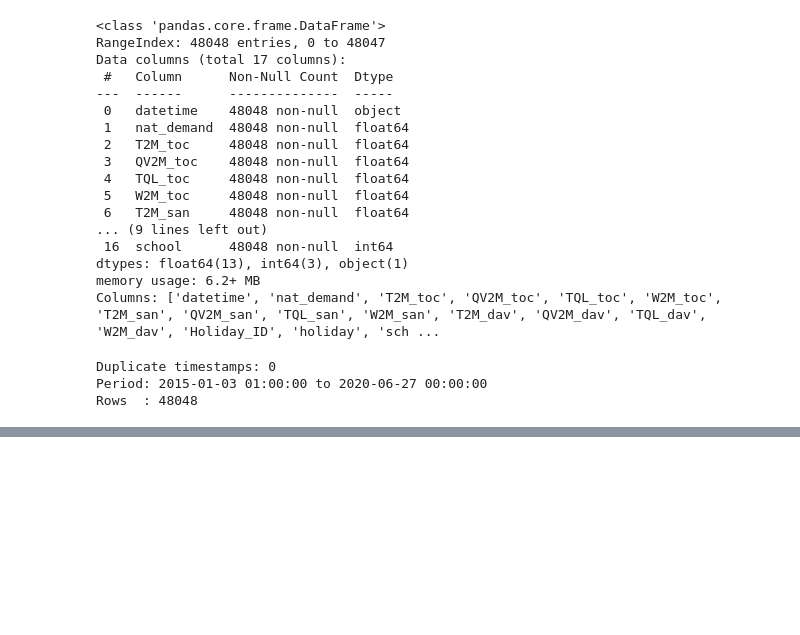
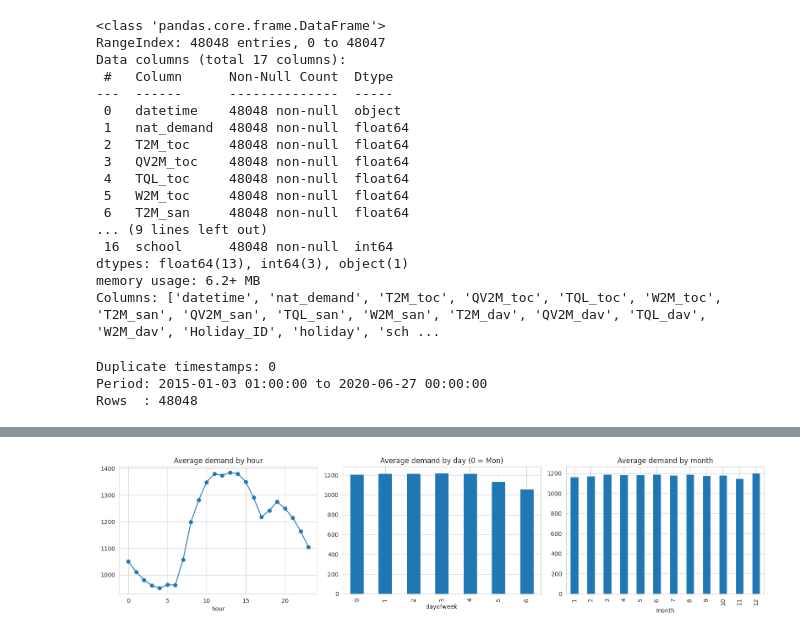
Before and after one commit to Handdyy11/Electricity_load_forecasting, a Jupyter notebook: Electricity_forcasting.ipynb, the cells around one changed output, grey strips where cells are left out. Cells and saved outputs as stored; diff of their text form; code cells hidden in the pictures; blank space fills up the shorter version.

```diff
--- a/Electricity_forcasting.ipynb
+++ b/Electricity_forcasting.ipynb
@@ -59,0 +152,8 @@ Rows  : 48048
+# %%
+fig, ax = plt.subplots(1, 3, figsize=(16, 4))
+df.groupby("hour")[TARGET].mean().plot(ax=ax[0], marker="o", title="Average demand by hour")
+df.groupby("dayofweek")[TARGET].mean().plot(kind="bar", ax=ax[1], title="Average demand by day (0 = Mon)")
+df.groupby("month")[TARGET].mean().plot(kind="bar", ax=ax[2], title="Average demand by month")
+plt.tight_layout(); plt.show()
+# %% [output]
+[figure, added]
```
Also changed, not shown: parts of 15 cells of this notebook.
